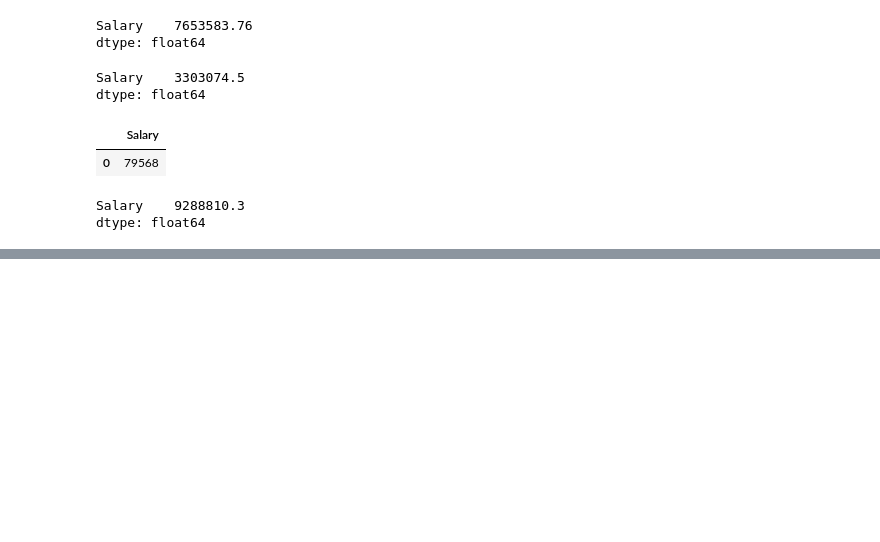
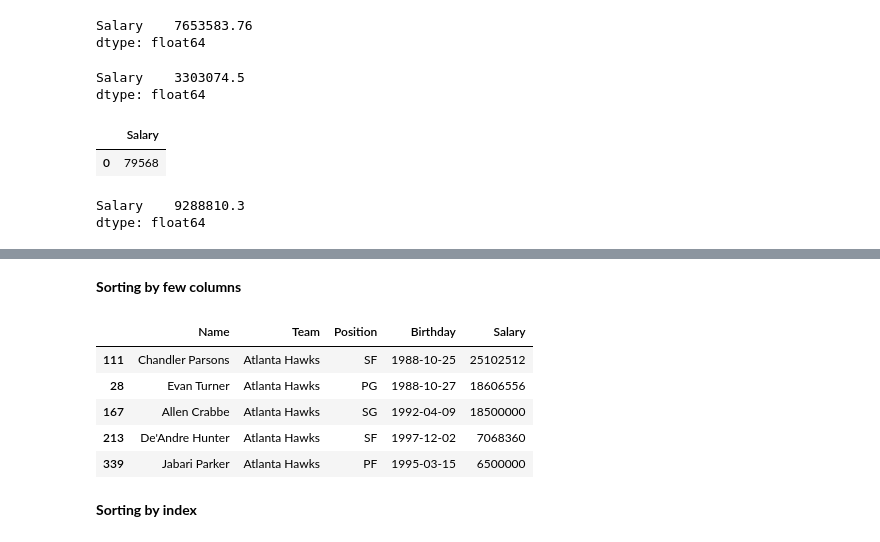
Before and after one commit to Kobzarko/PANDAS-IN-ACTION, a Jupyter notebook: Chapter 4 Dataframe/dataframe_object.ipynb, the cells around one changed output, grey strips where cells are left out. Cells and saved outputs as stored; diff of their text form; code cells hidden in the pictures; blank space fills up the shorter version.

```diff
--- a/Chapter 4 Dataframe/dataframe_object.ipynb
+++ b/Chapter 4 Dataframe/dataframe_object.ipynb
@@ -310,0 +333,14 @@ dtype: float64
+# %% [markdown]
+**Sorting by few columns**
+# %%
+# using different sorting orders for multiple columns ascending=[True, False]
+df_nba.sort_values(by=['Team', 'Salary'], ascending=[True, False]).head()
+# %% [output]
+|  | Name | Team | Position | Birthday | Salary |
+| 111 | Chandler Parsons | Atlanta Hawks | SF | 1988-10-25 | 25102512 |
+| 28 | Evan Turner | Atlanta Hawks | PG | 1988-10-27 | 18606556 |
+| 167 | Allen Crabbe | Atlanta Hawks | SG | 1992-04-09 | 18500000 |
+| 213 | De'Andre Hunter | Atlanta Hawks | SF | 1997-12-02 | 7068360 |
+| 339 | Jabari Parker | Atlanta Hawks | PF | 1995-03-15 | 6500000 |
+# %% [markdown]
+**Sorting by index**
```
Also changed, not shown: parts of 15 cells of this notebook.
